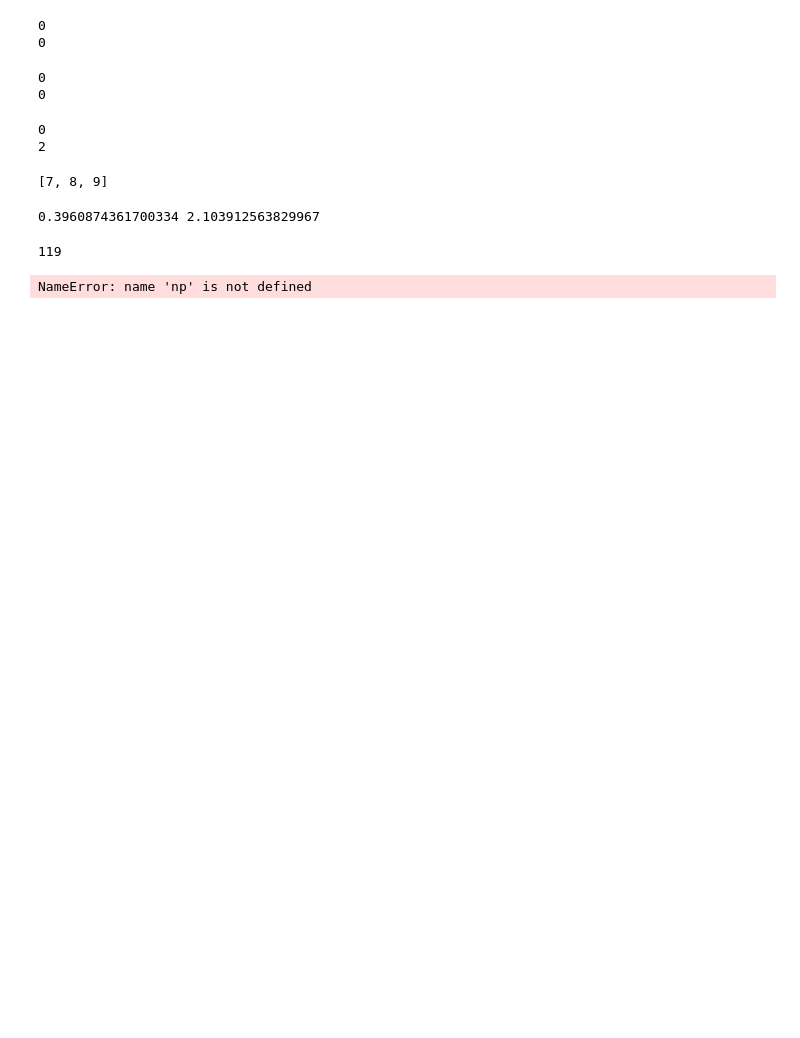
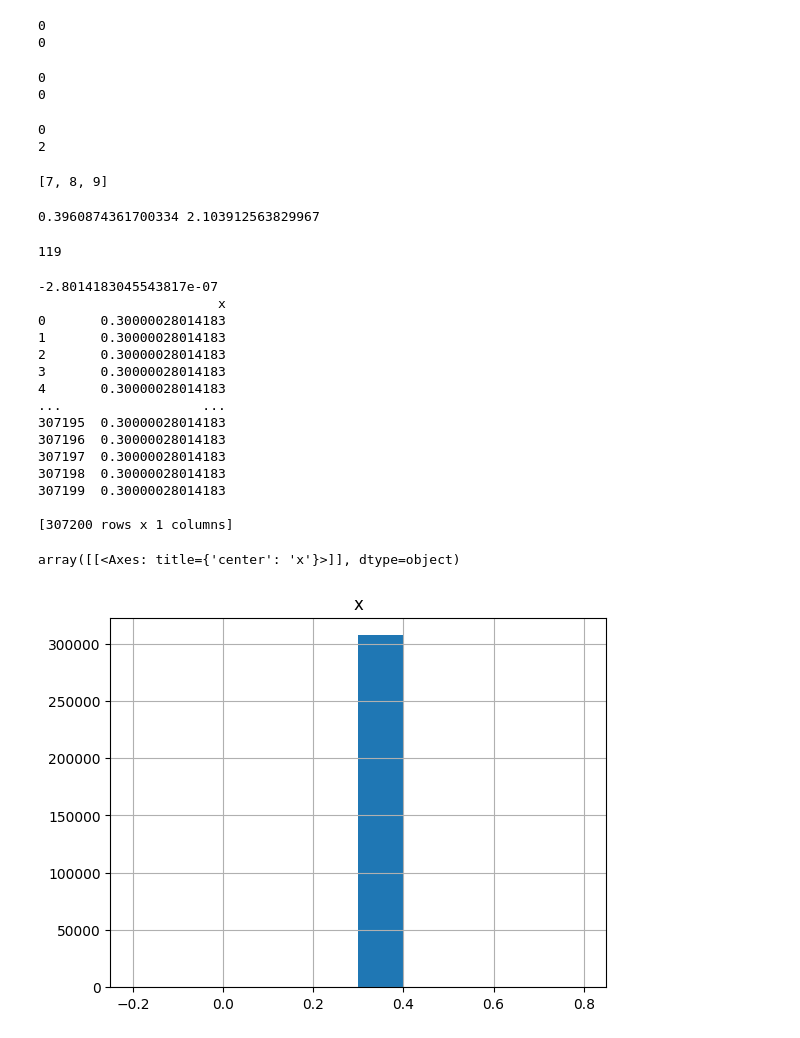
Before and after one commit to vmstavens/dex-mani-mujoco, a Jupyter notebook: data_processing.ipynb, the cells around one changed output. Cells and saved outputs as stored; diff of their text form; code cells hidden in the pictures; blank space fills up the shorter version.

```diff
--- a/data_processing.ipynb
+++ b/data_processing.ipynb
@@ -322,16 +322,32 @@ with open("objects/rgmc_practice_task_board/all_task_board.xml", "w") as text_fi
 # %%
 import pandas as pd
 import json
 import numpy as np
 with open('output.json', 'r') as json_file:
     data_dict = json.load(json_file)
 
 pd.set_option('display.precision', 14)
 # Create a DataFrame from the dictionary
 df = pd.DataFrame(data_dict)
-np.std(df)
+print(0.3 - np.mean(df["x"]))
 print(df)
 
 df.hist()
 # %% [output]
-NameError: name 'np' is not defined
+-2.8014183045543817e-07
+                       x
+0       0.30000028014183
+1       0.30000028014183
+2       0.30000028014183
+3       0.30000028014183
+4       0.30000028014183
+...                  ...
+307195  0.30000028014183
+307196  0.30000028014183
+307197  0.30000028014183
+307198  0.30000028014183
+307199  0.30000028014183
+
+[307200 rows x 1 columns]
+array([[<Axes: title={'center': 'x'}>]], dtype=object)
+[figure, added]
```
Also changed, not shown: 15 other files.
